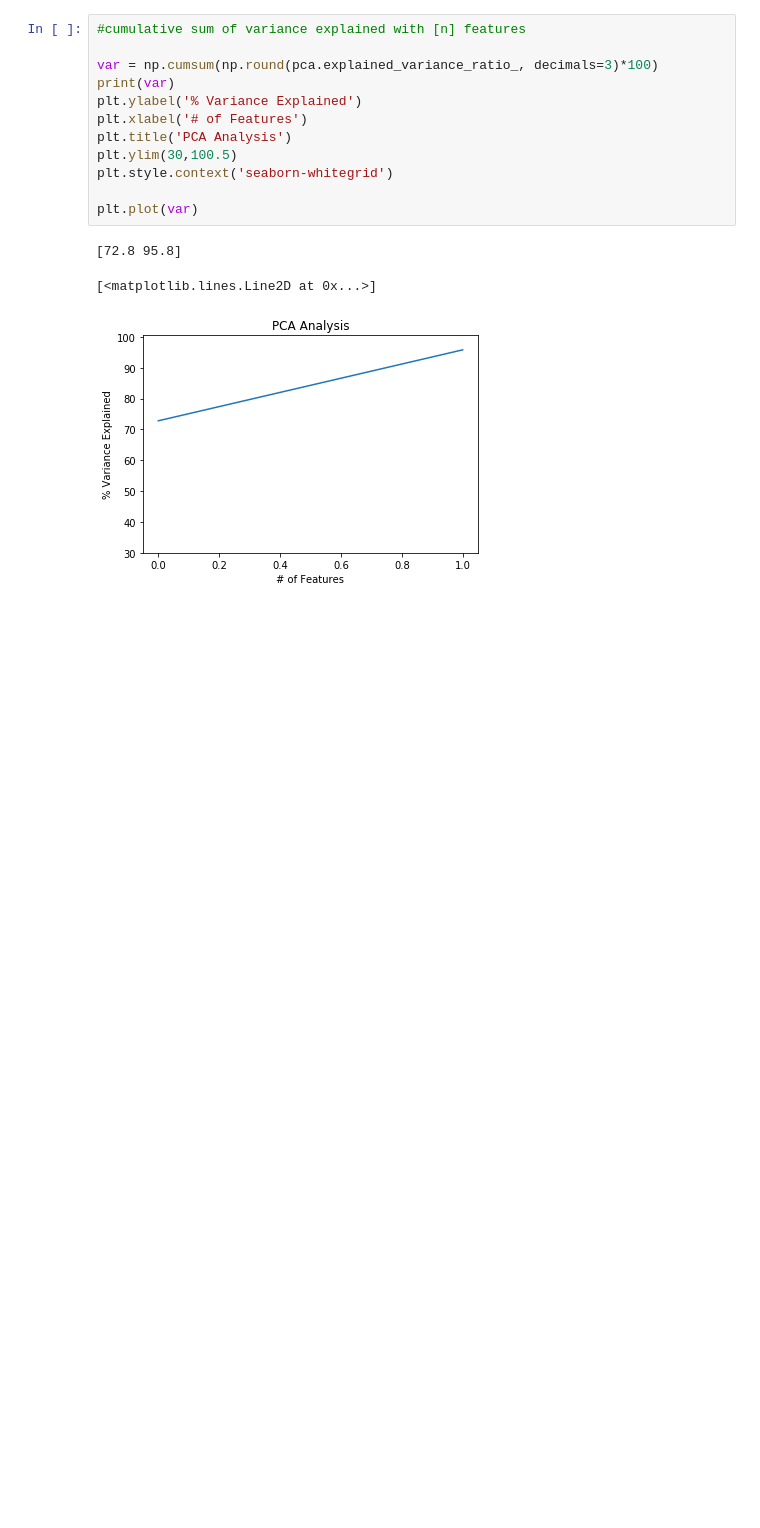
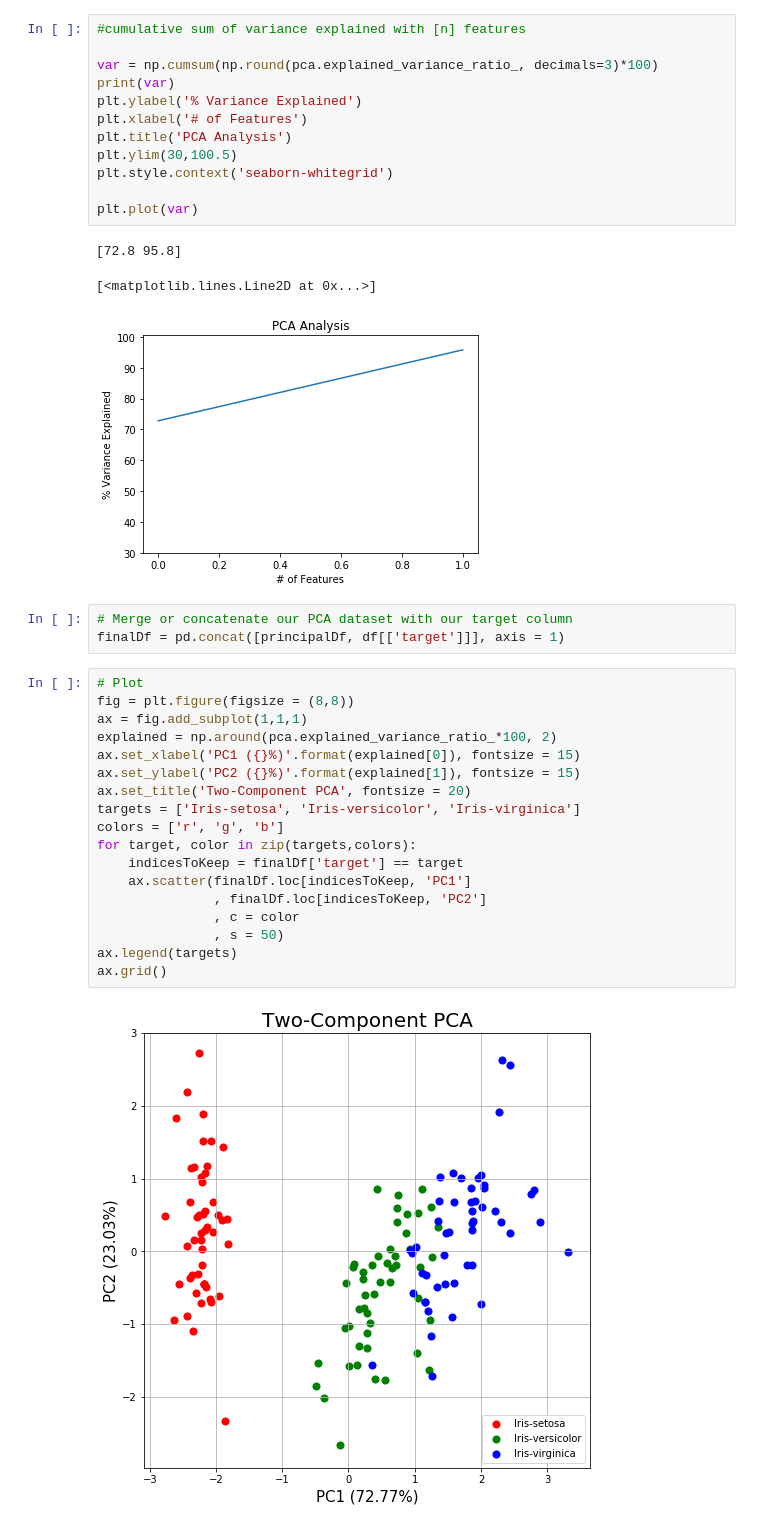
Before and after one commit to saima8/Data-Science-from-scratch, a Jupyter notebook: Untitled Folder/PCA.ipynb, the cells around one changed output. Saved outputs shown, nothing was run; the diff lists cells and outputs as text; blank space fills up the shorter version.

Commit message:
Added two-component PCA plot

```diff
--- a/Untitled Folder/PCA.ipynb
+++ b/Untitled Folder/PCA.ipynb
@@ -67,3 +67,26 @@ plt.plot(var)
 [72.8 95.8]
 [<matplotlib.lines.Line2D at 0x...>]
 [figure]
+# %%
+# Merge or concatenate our PCA dataset with our target column
+finalDf = pd.concat([principalDf, df[['target']]], axis = 1)
+# %%
+# Plot
+fig = plt.figure(figsize = (8,8))
+ax = fig.add_subplot(1,1,1)
+explained = np.around(pca.explained_variance_ratio_*100, 2)
+ax.set_xlabel('PC1 ({}%)'.format(explained[0]), fontsize = 15)
+ax.set_ylabel('PC2 ({}%)'.format(explained[1]), fontsize = 15)
+ax.set_title('Two-Component PCA', fontsize = 20)
+targets = ['Iris-setosa', 'Iris-versicolor', 'Iris-virginica']
+colors = ['r', 'g', 'b']
+for target, color in zip(targets,colors):
+    indicesToKeep = finalDf['target'] == target
+    ax.scatter(finalDf.loc[indicesToKeep, 'PC1']
+               , finalDf.loc[indicesToKeep, 'PC2']
+               , c = color
+               , s = 50)
+ax.legend(targets)
+ax.grid()
+# %% [output]
+[figure, added]
```
